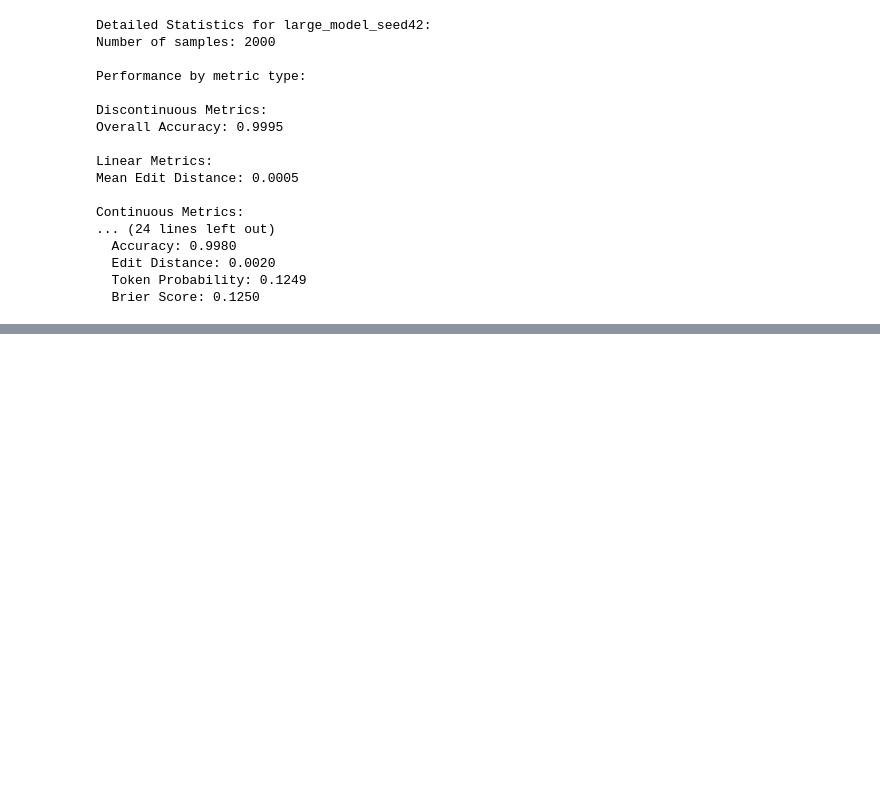
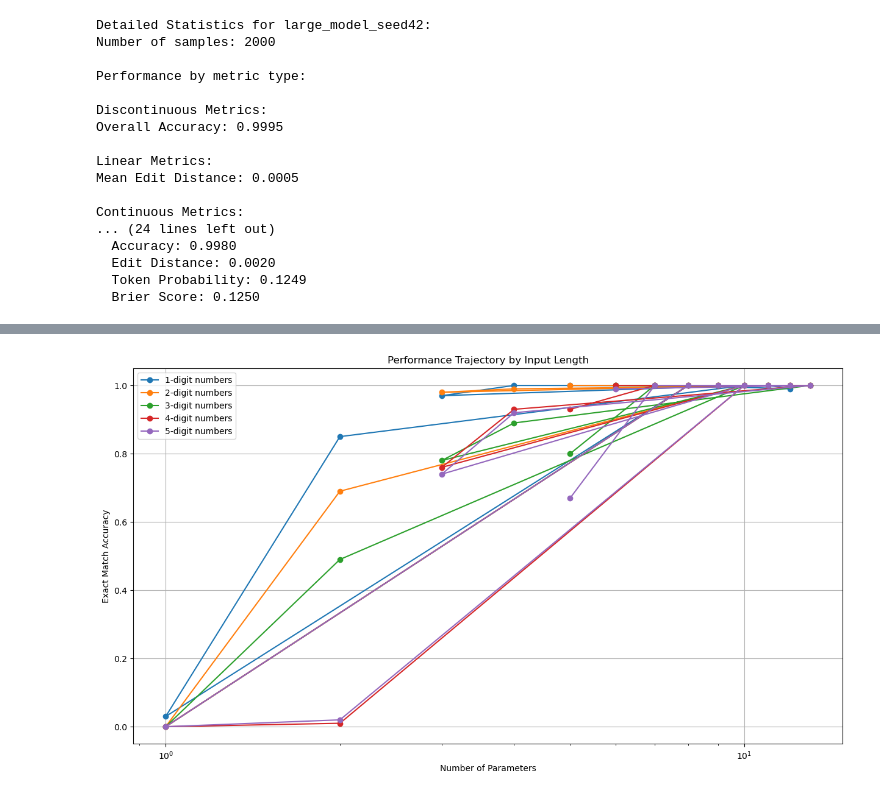
Before and after one commit to pxd222PranavDhinakar/LLM, a Jupyter notebook: Experiments/Test.ipynb, the cells around one changed output, grey strips where cells are left out. Cells and saved outputs as stored; diff of their text form; code cells hidden in the pictures; blank space fills up the shorter version.

```diff
--- a/Experiments/Test.ipynb
+++ b/Experiments/Test.ipynb
@@ -1280,0 +1367,32 @@ Continuous Metrics:
+# %%
+# Cell for performance trajectory analysis
+def plot_performance_by_length(max_length=5):
+    """Plot how performance changes with parameter count for different input lengths"""
+    plt.figure(figsize=(15, 8))
+
+    for length in range(1, max_length + 1):
+        performances = []
+        param_counts = []
+
+        for model_name, df in model_results.items():
+            # Get results where both numbers have the same length
+            length_results = df[(df['length1'] == length) & (df['length2'] == length)]
+            if not length_results.empty:
+                performances.append(length_results['exact_match'].iloc[0])
+                param_counts.append(df['param_count'].iloc[0])
+
+        plt.semilogx(param_counts, performances,
+                    marker='o',
+                    linestyle='-',
+                    label=f'{length}-digit numbers')
+
+    plt.grid(True)
+    plt.xlabel('Number of Parameters')
+    plt.ylabel('Exact Match Accuracy')
+    plt.title('Performance Trajectory by Input Length')
+    plt.legend()
+    plt.show()
+
+plot_performance_by_length()
+# %% [output]
+[figure, added]
```
Also changed, not shown: parts of 4 cells of this notebook, 19 other files.
